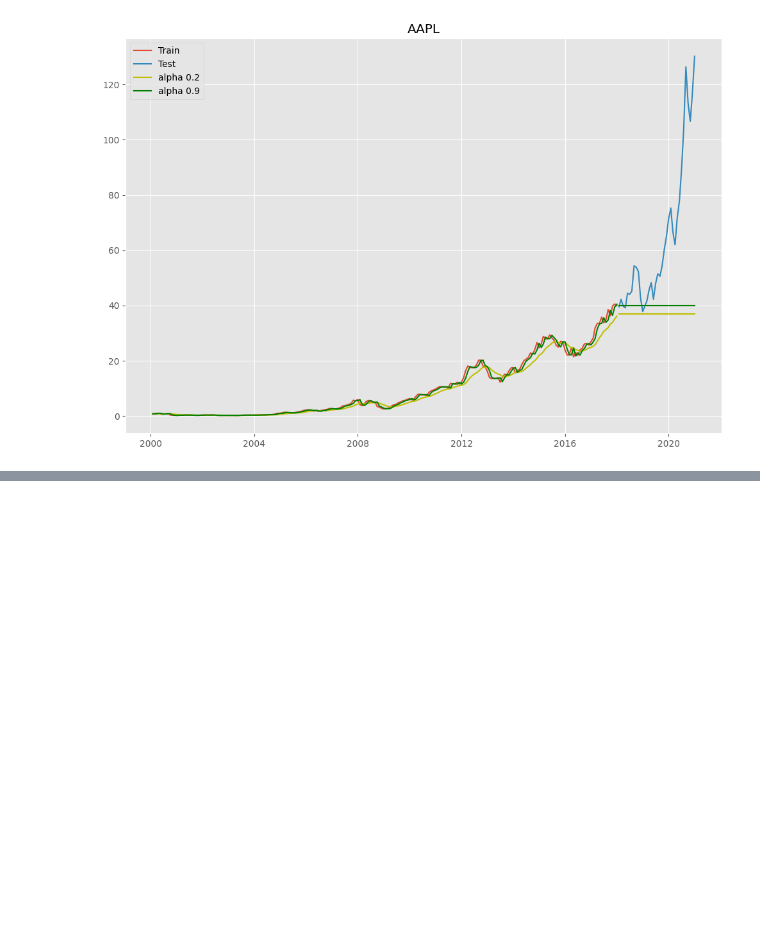
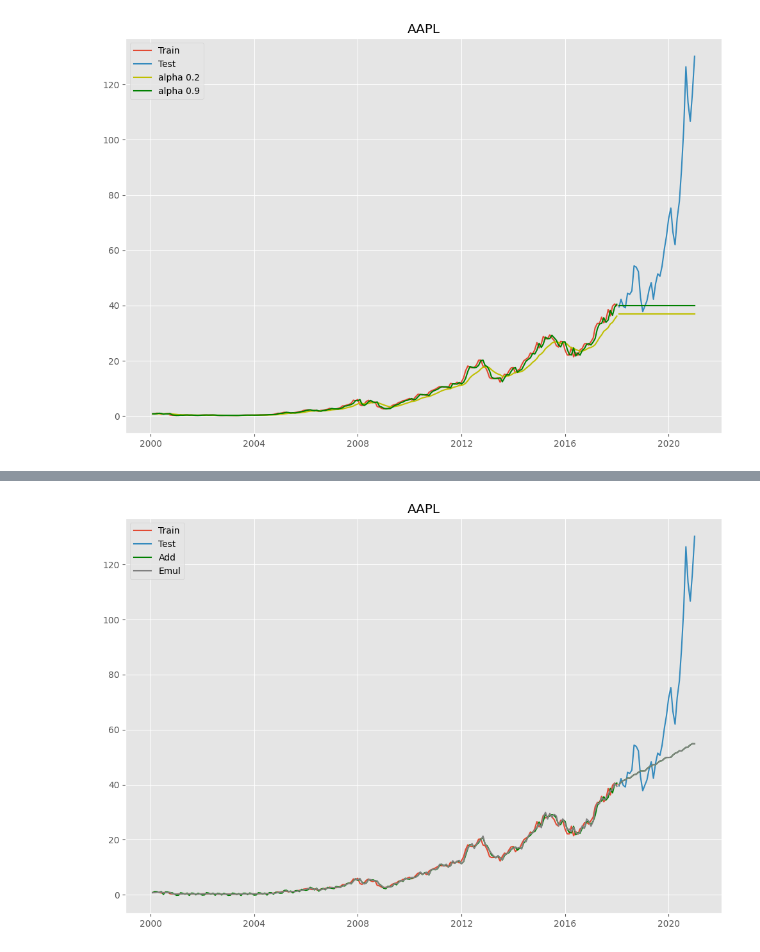
Before and after one commit to pNatTueku/basicPython, a Jupyter notebook: basic_time_series_02.ipynb, the cells around one changed output, grey strips where cells are left out. Saved outputs shown, nothing was run; the diff lists cells and outputs as text; code cells hidden in the pictures; blank space fills up the shorter version.

```diff
--- a/basic_time_series_02.ipynb
+++ b/basic_time_series_02.ipynb
@@ -234,0 +328,5 @@ plt.show()
+# %%
+n_season = 12
+
+exp_add = ExponentialSmoothing(df_train, trend = 'add', seasonal = 'add', initialization_method = 'estimated').fit()
+exp_add
@@ -234,0 +335,3 @@ plt.show()
+# %%
+exp_add_pred = exp_add.forecast(df_test.shape[0])
+exp_add_pred
@@ -234,0 +356,3 @@ plt.show()
+# %%
+exp_mul = ExponentialSmoothing(df_train, trend = 'mul', seasonal = 'mul', initialization_method = 'estimated').fit()
+exp_mul_pred = exp_mul.forecast(df_test.shape[0])
@@ -234,0 +383,19 @@ plt.show()
+# %%
+# plot
+
+plt.rcParams['figure.figsize'] = (12.0, 8.0)
+
+plt.plot(df_train, label = 'Train')
+plt.plot(df_test, label = 'Test')
+
+plt.plot(exp_add.fittedvalues, color = 'g', label = 'Add')
+plt.plot(exp_add_pred, color = 'g')
+
+plt.plot(exp_mul.fittedvalues, color = 'grey', label = 'Emul')
+plt.plot(exp_add_pred, color = 'grey')
+
+plt.title(f"{symbol}")
+plt.legend()
+plt.show()
+# %% [output]
+[figure, added]
```
Also changed, not shown: parts of 16 cells of this notebook.
